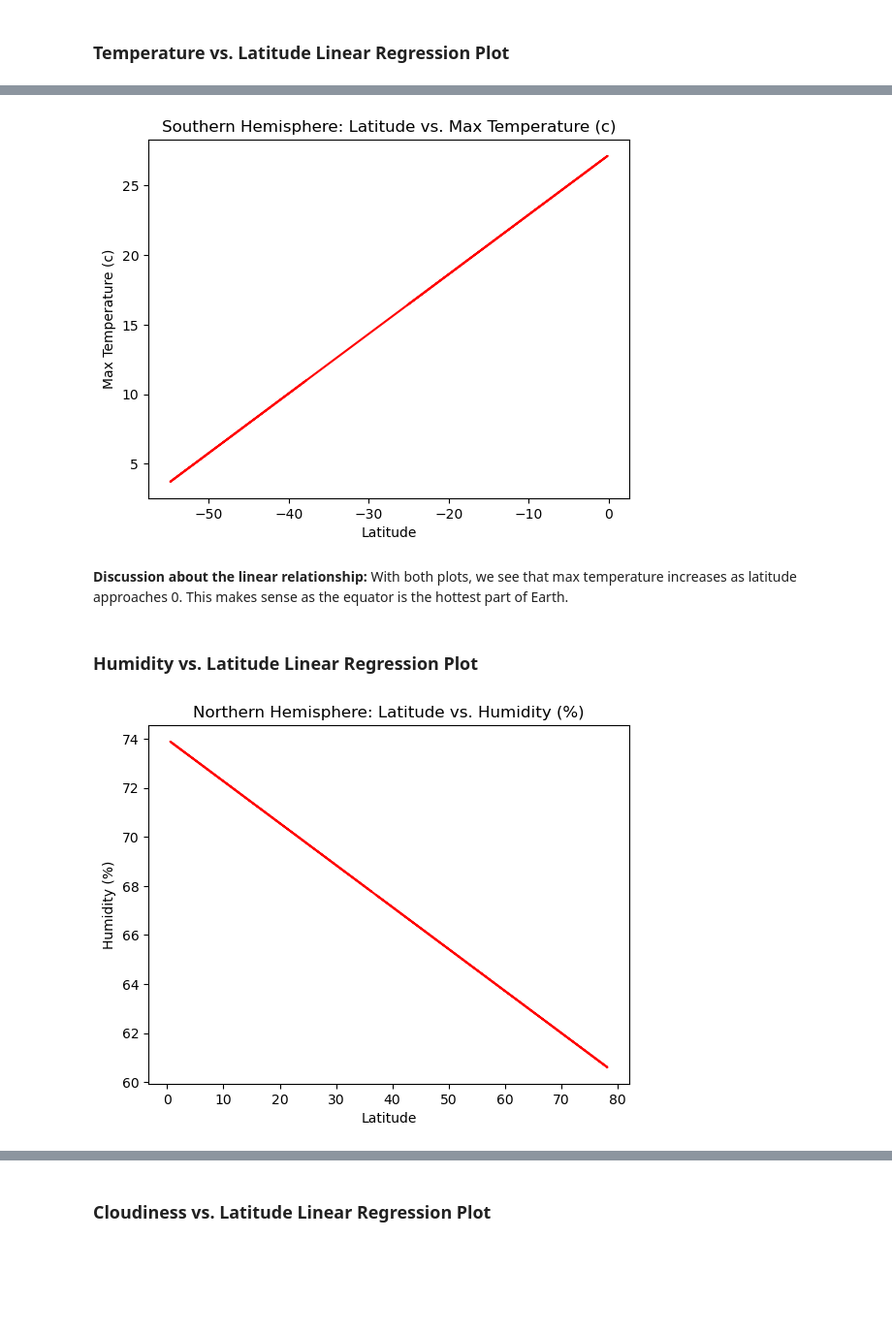
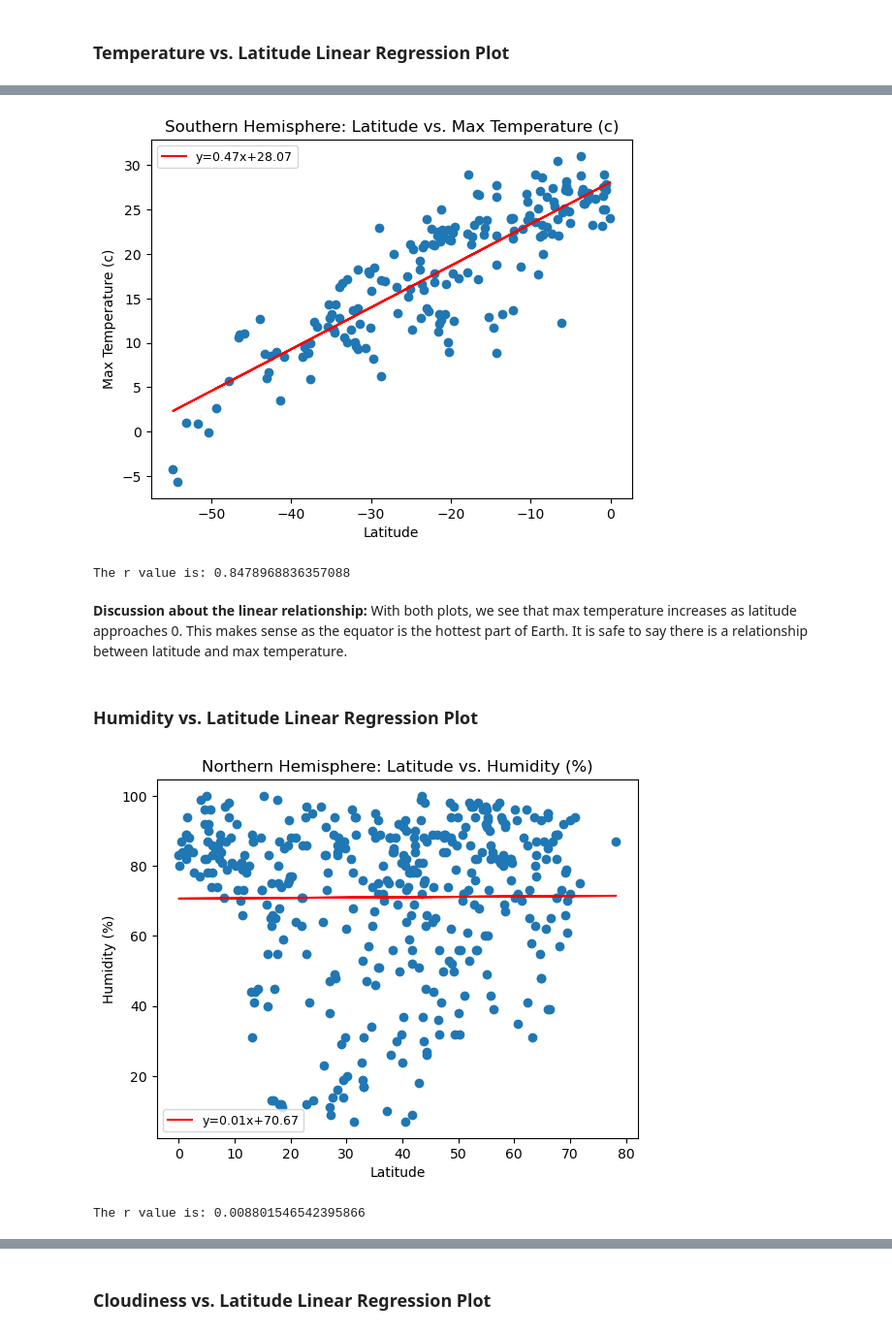
Before and after one commit to johnweissmann/python-api-challenge, a Jupyter notebook: WeatherPy.ipynb, the cells around one changed output, grey strips where cells are left out. Shown at 97% size. Drawn from its saved outputs; the diff is of its cells as text; code cells hidden in the pictures; blank space fills up the shorter version.

```diff
--- a/WeatherPy.ipynb
+++ b/WeatherPy.ipynb
@@ -271,3 +269,16 @@ plt.show()
+# %%
+# Define a function to create Linear Regression plots
+def linear(x,y,title,ylabel):
+    (slope, intercept, rvalue, pvalue, stderr) = linregress(x, y)
+    regress_values = x * slope + intercept
+    plt.scatter(x,y)
+    plt.plot(x,regress_values,"r-",label='y={:.2f}x+{:.2f}'.format(slope,intercept))
+    plt.title(title)
+    plt.xlabel("Latitude")
+    plt.ylabel(ylabel)
+    plt.legend(fontsize=9)
+    plt.show()
+    print(f"The r value is: {rvalue}")
 # %%
 # Create a DataFrame with the Northern Hemisphere data (Latitude >= 0)
 northern_hemi_df = city_data_df.loc[city_data_df['Lat'] >= 0]
@@ -312,28 +319,20 @@ plt.show()
 # %%
 # Linear regression on Southern Hemisphere
-(slope, intercept, rvalue, pvalue, stderr) = linregress(southern_hemi_df['Lat'], southern_hemi_df['Max Temp'])
-regress_values = southern_hemi_df['Lat'] * slope + intercept
-plt.plot(southern_hemi_df['Lat'],regress_values,"r-")
-plt.title("Southern Hemisphere: Latitude vs. Max Temperature (c)")
-plt.xlabel("Latitude")
-plt.ylabel("Max Temperature (c)")
-plt.show()
+linear(southern_hemi_df['Lat'], southern_hemi_df['Max Temp'],
+       "Southern Hemisphere: Latitude vs. Max Temperature (c)","Max Temperature (c)")
 # %% [output]
-[figure, old version]
+[figure, new version]
+The r value is: 0.8478968836357088
 # %% [markdown]
-**Discussion about the linear relationship:** With both plots, we see that max temperature increases as latitude approaches 0. This makes sense as the equator is the hottest part of Earth.
+**Discussion about the linear relationship:** With both plots, we see that max temperature increases as latitude approaches 0. This makes sense as the equator is the hottest part of Earth. It is safe to say there is a relationship between latitude and max temperature.
 # %% [markdown]
 ### Humidity vs. Latitude Linear Regression Plot
 # %%
 # Northern Hemisphere
-(slope, intercept, rvalue, pvalue, stderr) = linregress(northern_hemi_df['Lat'], northern_hemi_df['Humidity'])
-regress_values = northern_hemi_df['Lat'] * slope + intercept
-plt.plot(northern_hemi_df['Lat'],regress_values,"r-")
-plt.title("Northern Hemisphere: Latitude vs. Humidity (%)")
-plt.xlabel("Latitude")
-plt.ylabel("Humidity (%)")
-plt.show()
+linear(northern_hemi_df['Lat'], northern_hemi_df['Humidity'],
+       "Northern Hemisphere: Latitude vs. Humidity (%)","Humidity (%)")
 # %% [output]
-[figure, old version]
+[figure, new version]
+The r value is: 0.008801546542395866
 # %%
 # Southern Hemisphere
```
Also changed, not shown: parts of 23 cells of this notebook.
